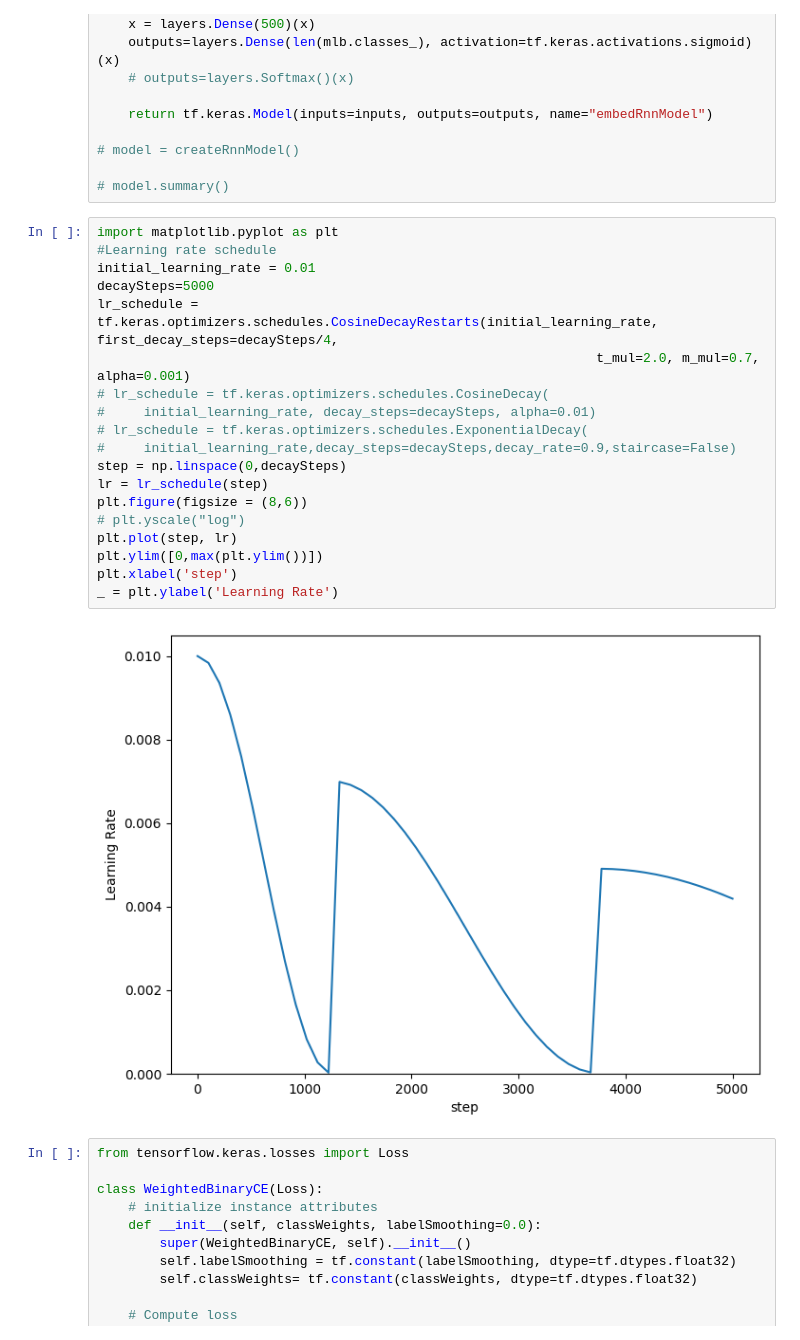
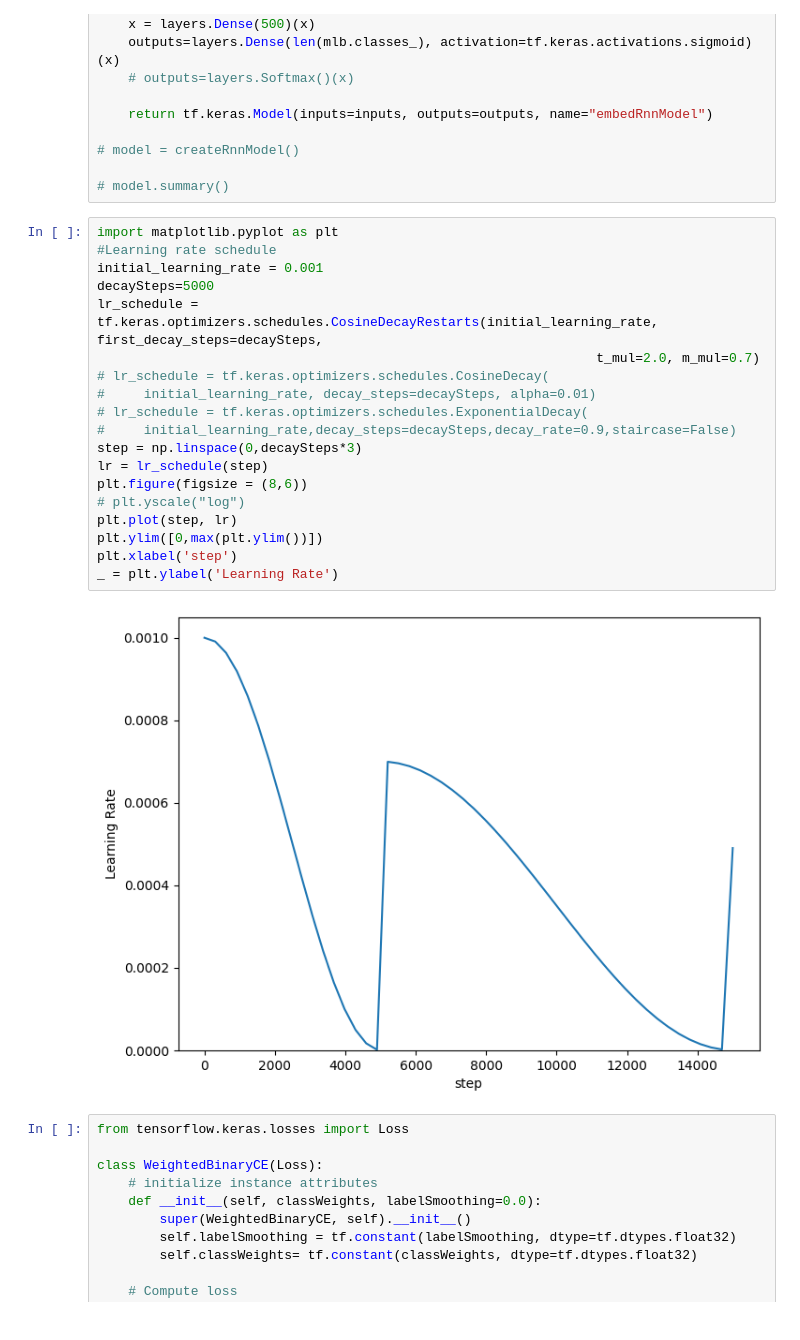
Before and after one commit to m5k5/KaggleCAFAChallenge, a Jupyter notebook: SO Model with kMers.ipynb, the cells around one changed output. Drawn from its saved outputs; the diff is of its cells as text.

```diff
--- a/SO Model with kMers.ipynb
+++ b/SO Model with kMers.ipynb
@@ -371,24 +380,24 @@ def createRnnModel():
 # %%
 import matplotlib.pyplot as plt
 #Learning rate schedule
-initial_learning_rate = 0.01
+initial_learning_rate = 0.001
 decaySteps=5000
-lr_schedule = tf.keras.optimizers.schedules.CosineDecayRestarts(initial_learning_rate, first_decay_steps=decaySteps/4,
-                                                                t_mul=2.0, m_mul=0.7, alpha=0.001)
+lr_schedule = tf.keras.optimizers.schedules.CosineDecayRestarts(initial_learning_rate, first_decay_steps=decaySteps,
+                                                                t_mul=2.0, m_mul=0.7)
 # lr_schedule = tf.keras.optimizers.schedules.CosineDecay(
 #     initial_learning_rate, decay_steps=decaySteps, alpha=0.01)
 # lr_schedule = tf.keras.optimizers.schedules.ExponentialDecay(
 #     initial_learning_rate,decay_steps=decaySteps,decay_rate=0.9,staircase=False)
-step = np.linspace(0,decaySteps)
+step = np.linspace(0,decaySteps*3)
 lr = lr_schedule(step)
 plt.figure(figsize = (8,6))
 # plt.yscale("log")
 plt.plot(step, lr)
 plt.ylim([0,max(plt.ylim())])
 plt.xlabel('step')
 _ = plt.ylabel('Learning Rate')
 # %% [output]
-[figure, old version]
+[figure, new version]
 # %%
 from tensorflow.keras.losses import Loss
 
```
Also changed, not shown: parts of 13 cells of this notebook.
